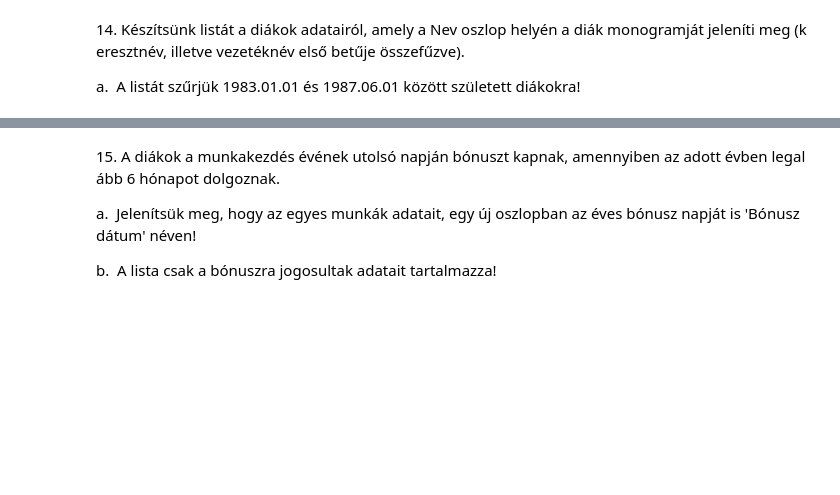
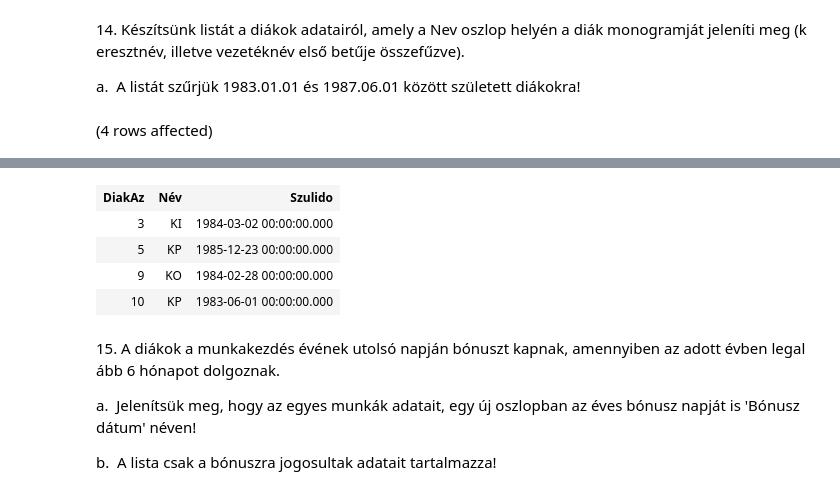
Before and after one commit to Dobo-Lilla/adatbazisok, a Jupyter notebook: gyakorlat01_feladatok.ipynb, the cells around one changed output, grey strips where cells are left out. Drawn from its saved outputs; the diff is of its cells as text; code cells hidden in the pictures; blank space fills up the shorter version.

```diff
--- a/gyakorlat01_feladatok.ipynb
+++ b/gyakorlat01_feladatok.ipynb
@@ -193,3 +183,11 @@ b.  Ennek az oszlopnak 'Kezdés hónapja' legyen a neve! A listát s
 14. Készítsünk listát a diákok adatairól, amely a Nev oszlop helyén a diák monogramját jeleníti meg (keresztnév, illetve vezetéknév első betűje összefűzve).
 
 a.  A listát szűrjük 1983.01.01 és 1987.06.01 között született diákokra!
+# %%
+SELECT DiakAz,
+    CONCAT(UPPER(LEFT(NEV,1)),UPPER(LEFT(RIGHT(Nev,LEN(Nev)-CHARINDEX(' ',Nev)),1))) AS Név,
+    Szulido
+FROM diak
+WHERE Szulido BETWEEN '1983-01-01' AND '1987-06-01'
+# %% [output]
+(4 rows affected)
@@ -196,3 +195,8 @@ a.  A listát szűrjük 1983.01.01 és 1987.06.01 között született
+| DiakAz | Név | Szulido |
+| 3 | KI | 1984-03-02 00:00:00.000 |
+| 5 | KP | 1985-12-23 00:00:00.000 |
+| 9 | KO | 1984-02-28 00:00:00.000 |
+| 10 | KP | 1983-06-01 00:00:00.000 |
 # %% [markdown]
 15. A diákok a munkakezdés évének utolsó napján bónuszt kapnak, amennyiben az adott évben legalább 6 hónapot dolgoznak.
 
```
Also changed, not shown: parts of 9 cells of this notebook.
